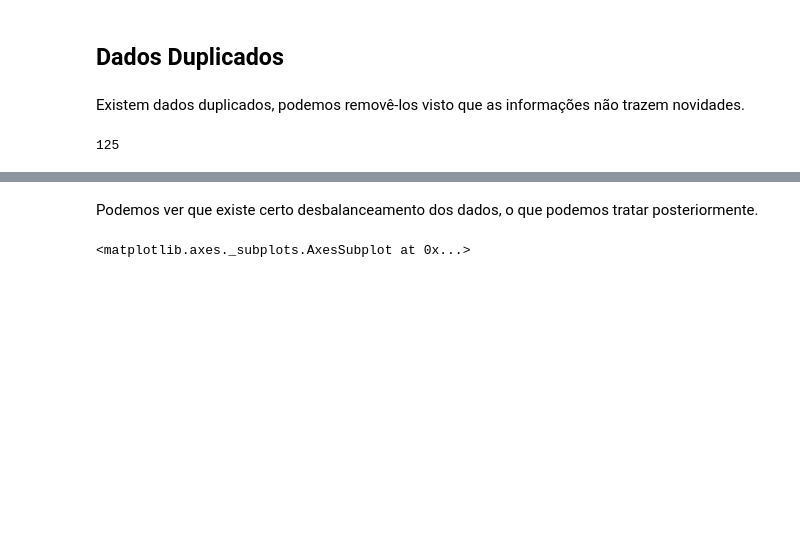
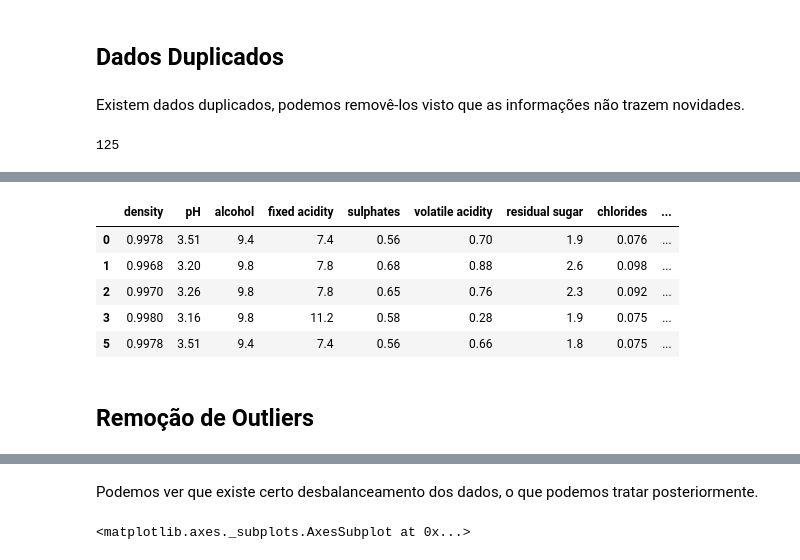
Before and after one commit to viniciuslettieri/Aprendizado-de-Maquina-2022.2, a Jupyter notebook: Tarefas/logistica_svm_naivebayes.ipynb, the cells around one changed output, grey strips where cells are left out. Saved outputs shown, nothing was run; the diff lists cells and outputs as text; code cells hidden in the pictures; blank space fills up the shorter version.

```diff
--- a/Tarefas/logistica_svm_naivebayes.ipynb
+++ b/Tarefas/logistica_svm_naivebayes.ipynb
@@ -112,0 +138,11 @@ data = data.drop_duplicates()
+# %%
+data.head()
+# %% [output]
+|  | density | pH | alcohol | fixed acidity | sulphates | volatile acidity | residual sugar | chlorides | ... |
+| 0 | 0.9978 | 3.51 | 9.4 | 7.4 | 0.56 | 0.70 | 1.9 | 0.076 | ... |
+| 1 | 0.9968 | 3.20 | 9.8 | 7.8 | 0.68 | 0.88 | 2.6 | 0.098 | ... |
+| 2 | 0.9970 | 3.26 | 9.8 | 7.8 | 0.65 | 0.76 | 2.3 | 0.092 | ... |
+| 3 | 0.9980 | 3.16 | 9.8 | 11.2 | 0.58 | 0.28 | 1.9 | 0.075 | ... |
+| 5 | 0.9978 | 3.51 | 9.4 | 7.4 | 0.56 | 0.66 | 1.8 | 0.075 | ... |
+# %% [markdown]
+## Remoção de Outliers
```
Also changed, not shown: parts of 56 cells of this notebook.
